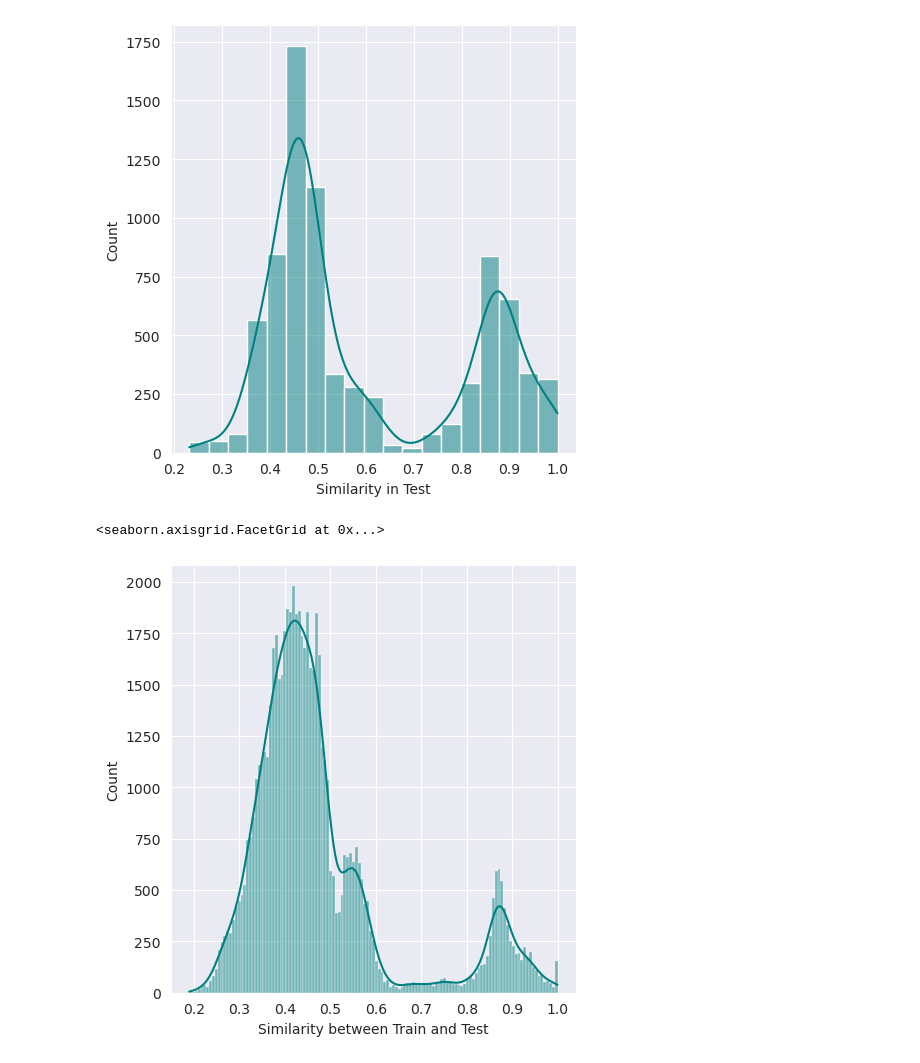
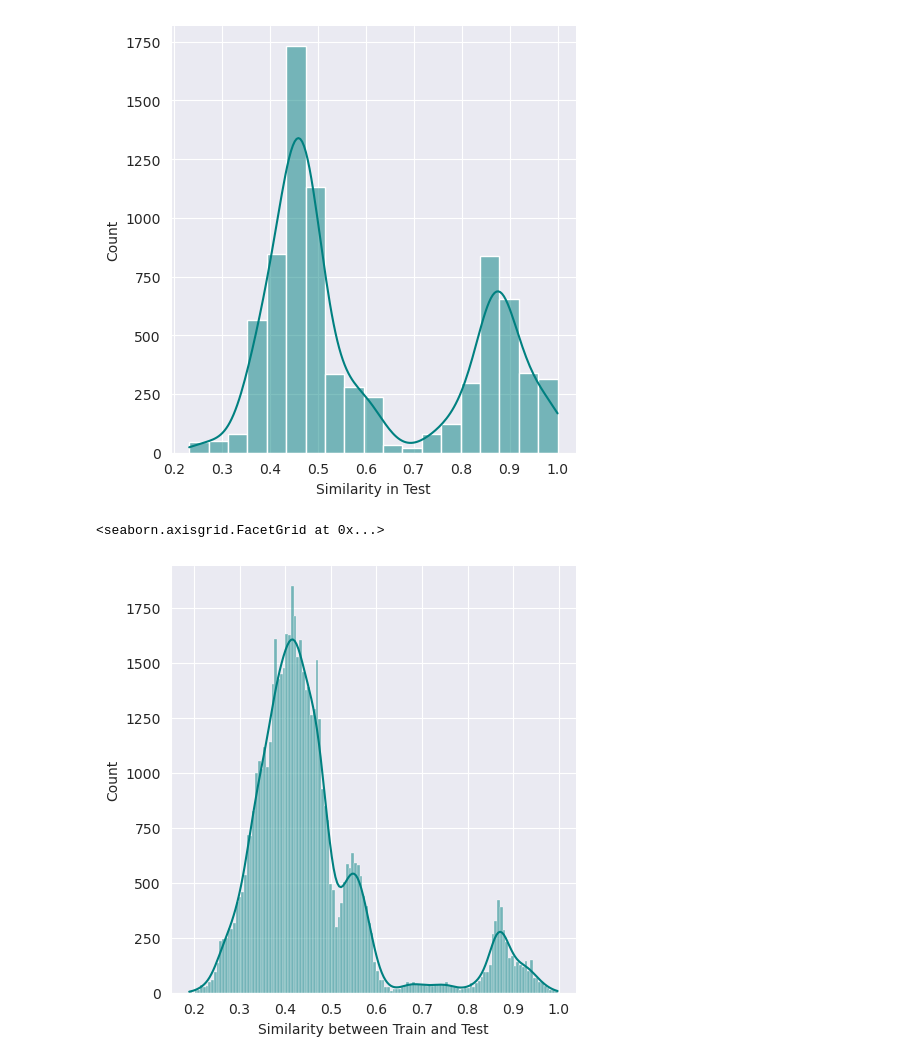
Before and after one commit to aehrlich1/ximp, a Jupyter notebook: notebooks/data_exp_admet.ipynb, the cells around one changed output. Drawn from its saved outputs; the diff is of its cells as text; code cells hidden in the pictures.

Commit message:
Added more data visualization

```diff
--- a/notebooks/data_exp_potency_admet.ipynb
+++ b/notebooks/data_exp_admet.ipynb
@@ -227,13 +227,13 @@ plt.show()
 [figure]
 # %%
 # distribution of similarity between train and test
-
+sim = []
 for i in range(len(fps_train)):
     for j in range(len(fps_test)):
         sim.append(DataStructs.TanimotoSimilarity(fps_train[i], fps_test[j]))
 
 sns.displot(data=pd.DataFrame({"Similarity between Train and Test": sim}),
             x="Similarity between Train and Test", kde=True, color='teal')
 # %% [output]
 <seaborn.axisgrid.FacetGrid at 0x...>
-[figure, old version]
+[figure, new version]
```
Also changed, not shown: parts of 7 cells of this notebook, 1 other file.
